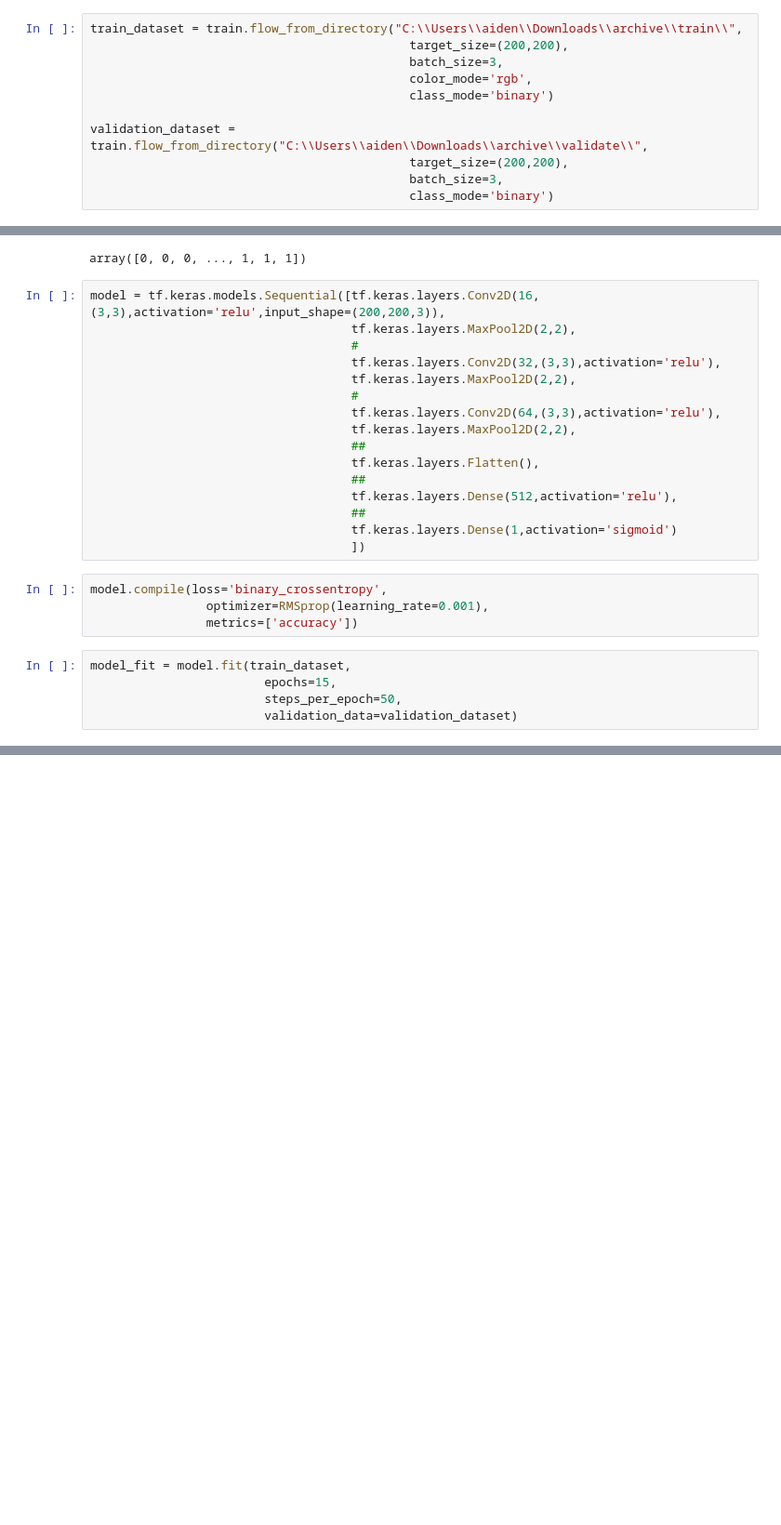
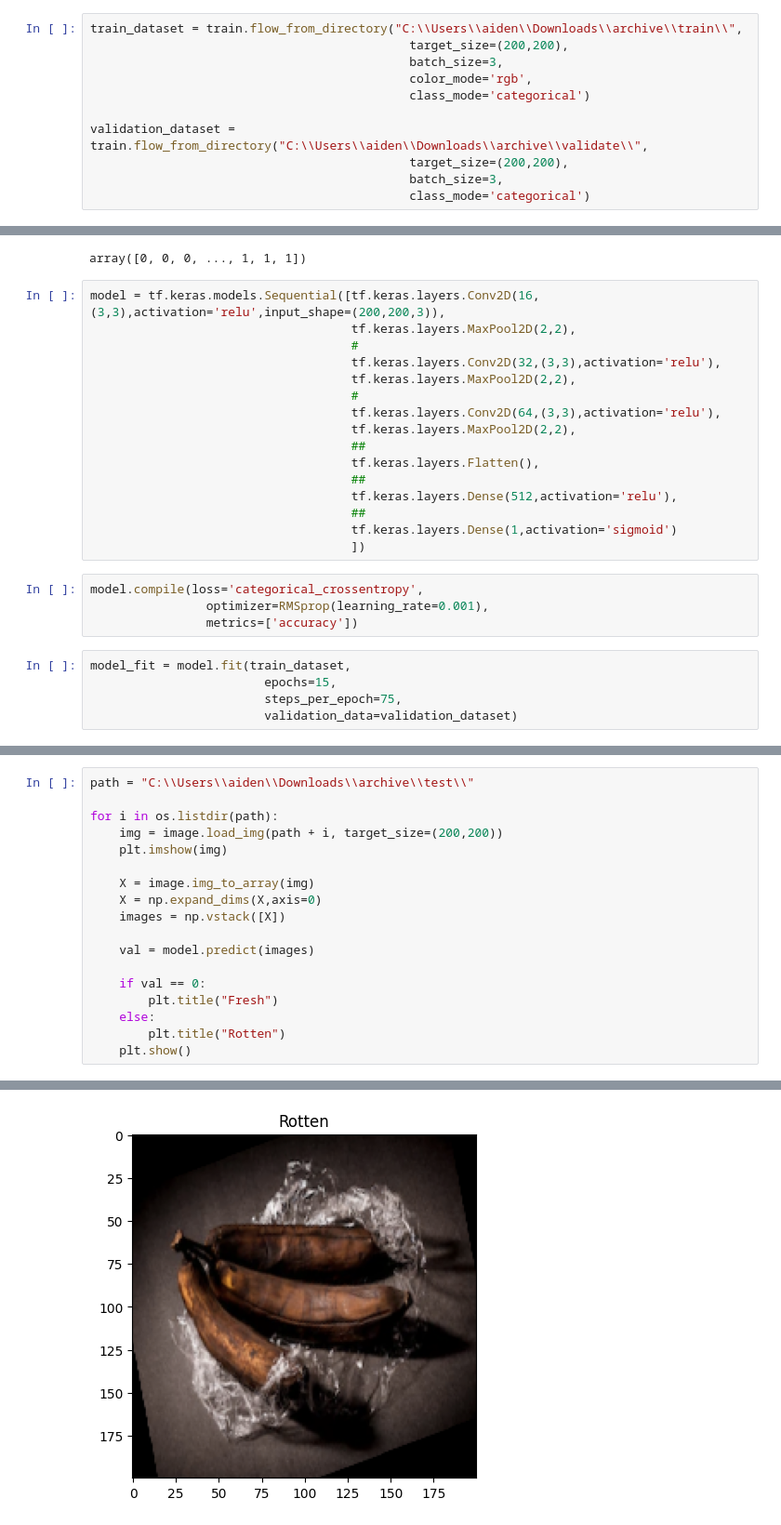
Before and after one commit to TheAidenTv/Fruit-Classifier, a Jupyter notebook: Fruit Classifier.ipynb, the cells around one changed output, grey strips where cells are left out. Shown at 93% size. Cells and saved outputs as stored; diff of their text form; blank space fills up the shorter version.

```diff
--- a/Fruit Classifier.ipynb
+++ b/Fruit Classifier.ipynb
@@ -26,10 +26,10 @@ train_dataset = train.flow_from_directory("C:\\Users\\aiden\\Downloads\\archive\
                                             target_size=(200,200),
                                             batch_size=3,
                                             color_mode='rgb',
-                                            class_mode='binary')
+                                            class_mode='categorical')
 
 validation_dataset = train.flow_from_directory("C:\\Users\\aiden\\Downloads\\archive\\validate\\",
                                             target_size=(200,200),
                                             batch_size=3,
-                                            class_mode='binary')
+                                            class_mode='categorical')
 # %% [output]
@@ -60,13 +60,13 @@ model = tf.keras.models.Sequential([tf.keras.layers.Conv2D(16,(3,3),activation='
                                     tf.keras.layers.Dense(1,activation='sigmoid')
                                     ])
 # %%
-model.compile(loss='binary_crossentropy',
+model.compile(loss='categorical_crossentropy',
                 optimizer=RMSprop(learning_rate=0.001),
                 metrics=['accuracy'])
 # %%
 model_fit = model.fit(train_dataset,
                         epochs=15,
-                        steps_per_epoch=50,
+                        steps_per_epoch=75,
                         validation_data=validation_dataset)
 # %% [output]
 Epoch 1/15
@@ -111,0 +112,19 @@ Rotten Banana
+# %%
+path = "C:\\Users\\aiden\\Downloads\\archive\\test\\"
+
+for i in os.listdir(path):
+    img = image.load_img(path + i, target_size=(200,200))
+    plt.imshow(img)
+
+    X = image.img_to_array(img)
+    X = np.expand_dims(X,axis=0)
+    images = np.vstack([X])
+
+    val = model.predict(images)
+
+    if val == 0:
+        plt.title("Fresh")
+    else:
+        plt.title("Rotten")
+    plt.show()
+# %% [output]
@@ -111,0 +132 @@ Rotten Banana
+[figure, added]
```
Also changed, not shown: parts of 4 cells of this notebook, 1 other file.
